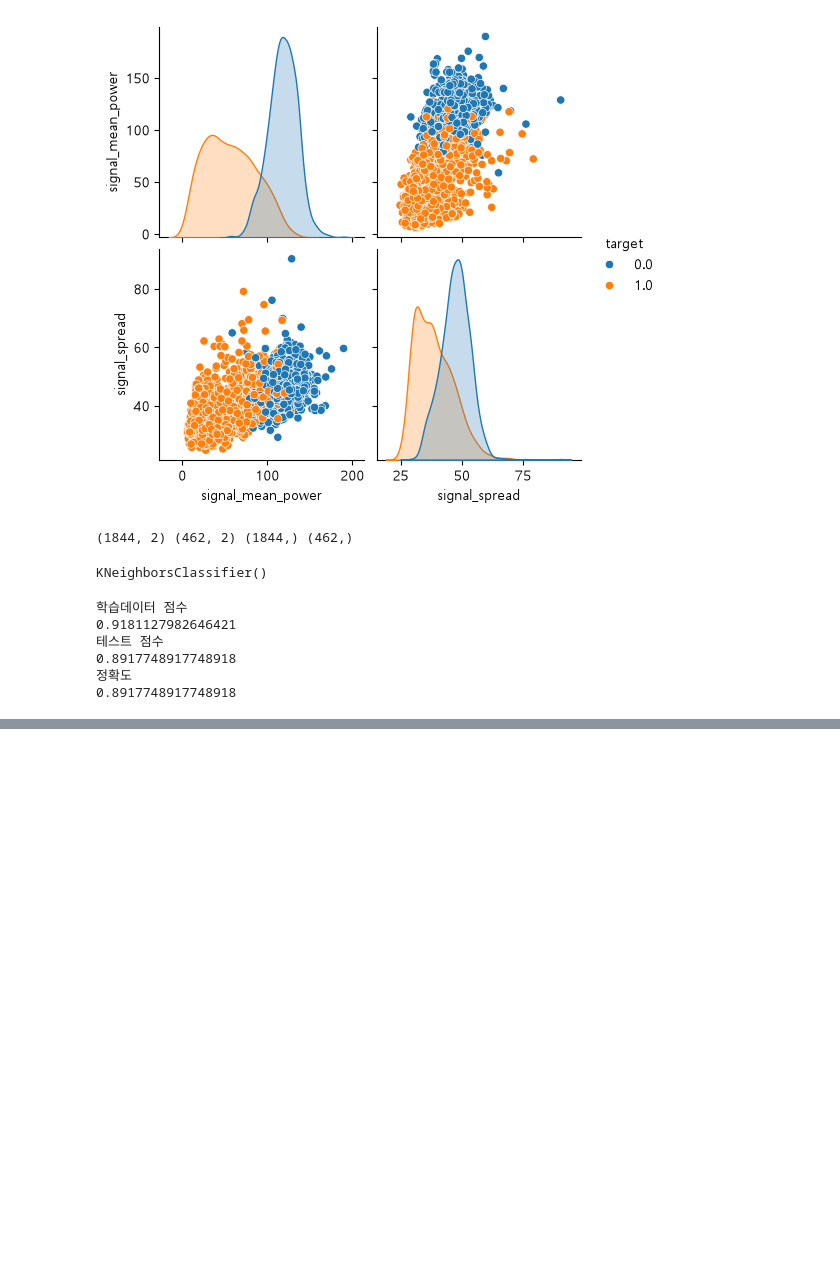
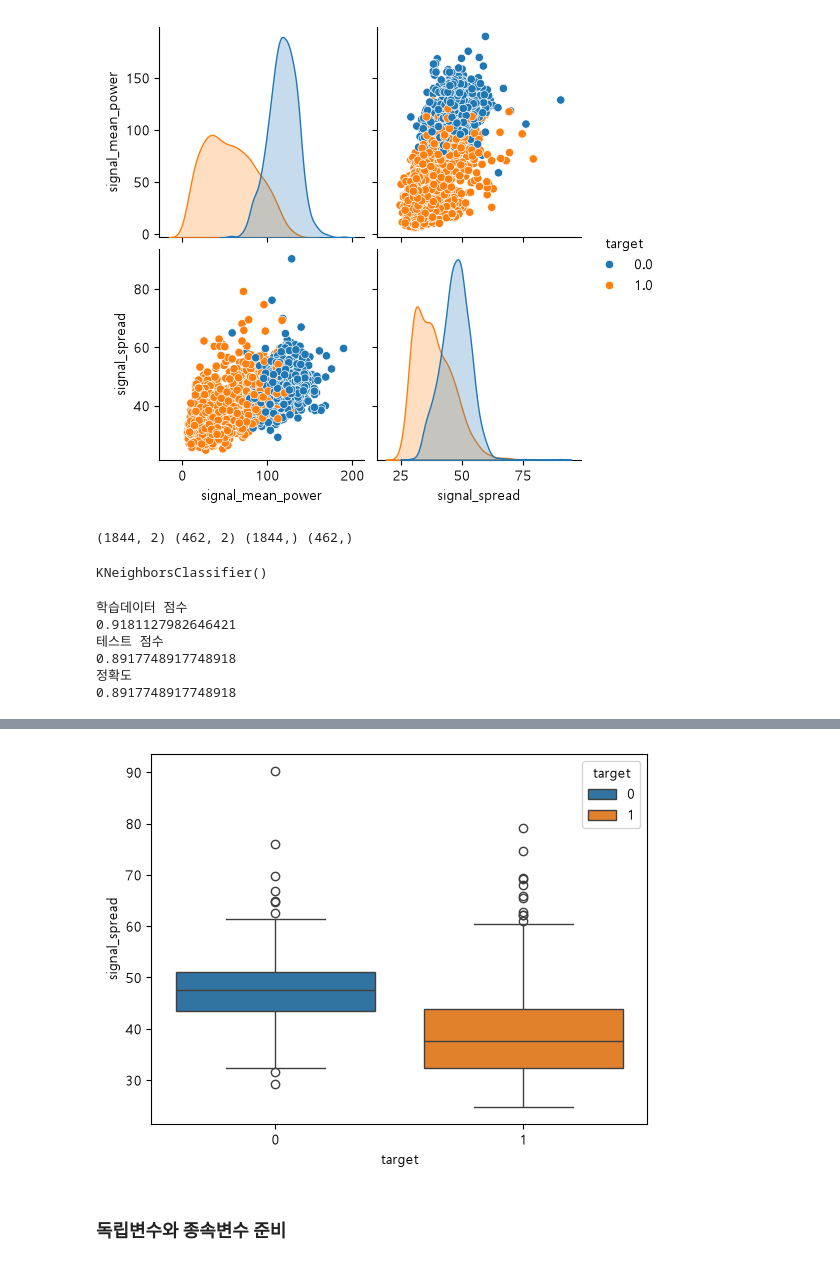
Before and after one commit to hyejinspace/kdt-ml, a Jupyter notebook: 5. KNN(펄서와 우주잡음).ipynb, the cells around one changed output, grey strips where cells are left out. Drawn from its saved outputs; the diff is of its cells as text; code cells hidden in the pictures; blank space fills up the shorter version.

```diff
--- a/5. KNN(펄서와 우주잡음).ipynb
+++ b/5. KNN(펄서와 우주잡음).ipynb
@@ -177,0 +258,8 @@ print(accuracy_score(y_test, y_pred))
+# %%
+# signal_spread
+sns.boxplot(star_df, x="target", y="signal_spread", hue="target")
+plt.show()
+# %% [output]
+[figure, added]
+# %% [markdown]
+### 독립변수와 종속변수 준비
```
Also changed, not shown: parts of 29 cells of this notebook, 2 other files.
